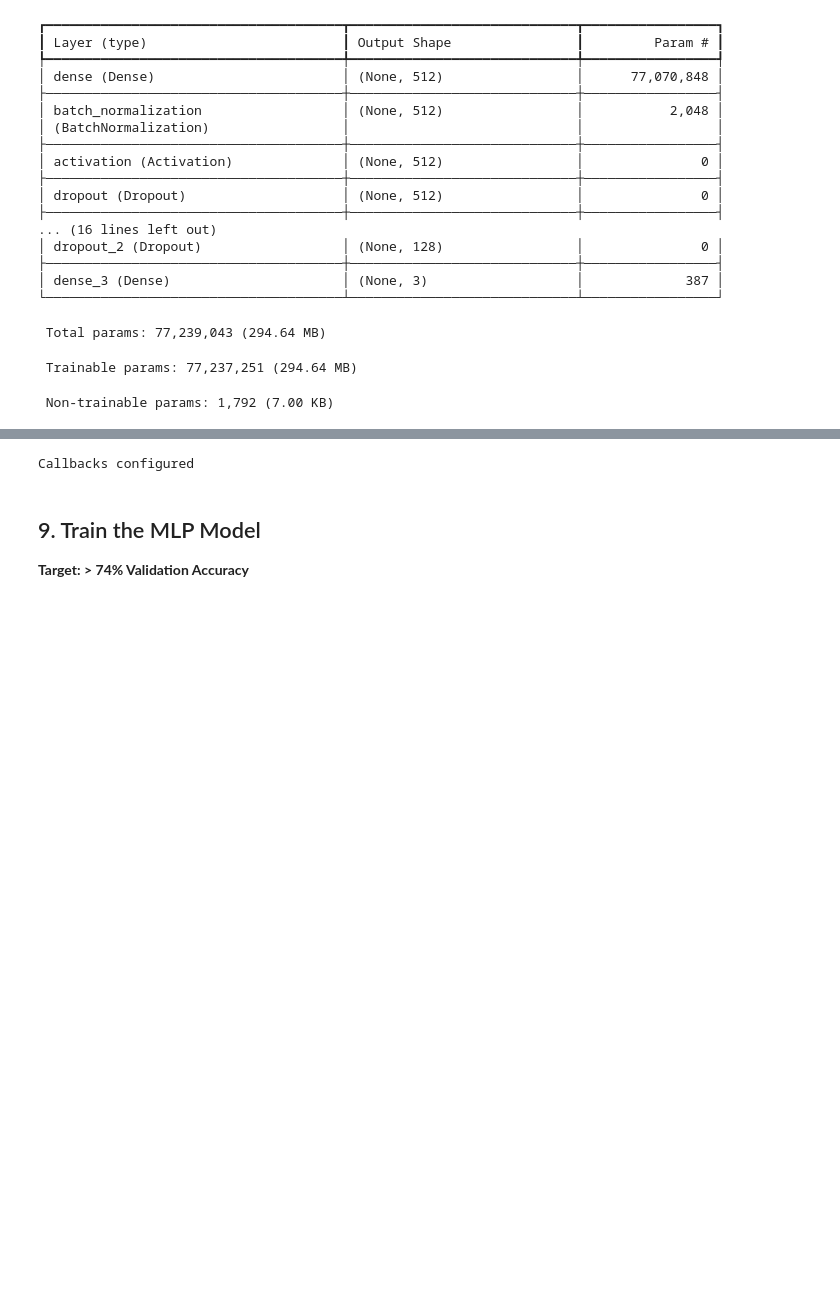
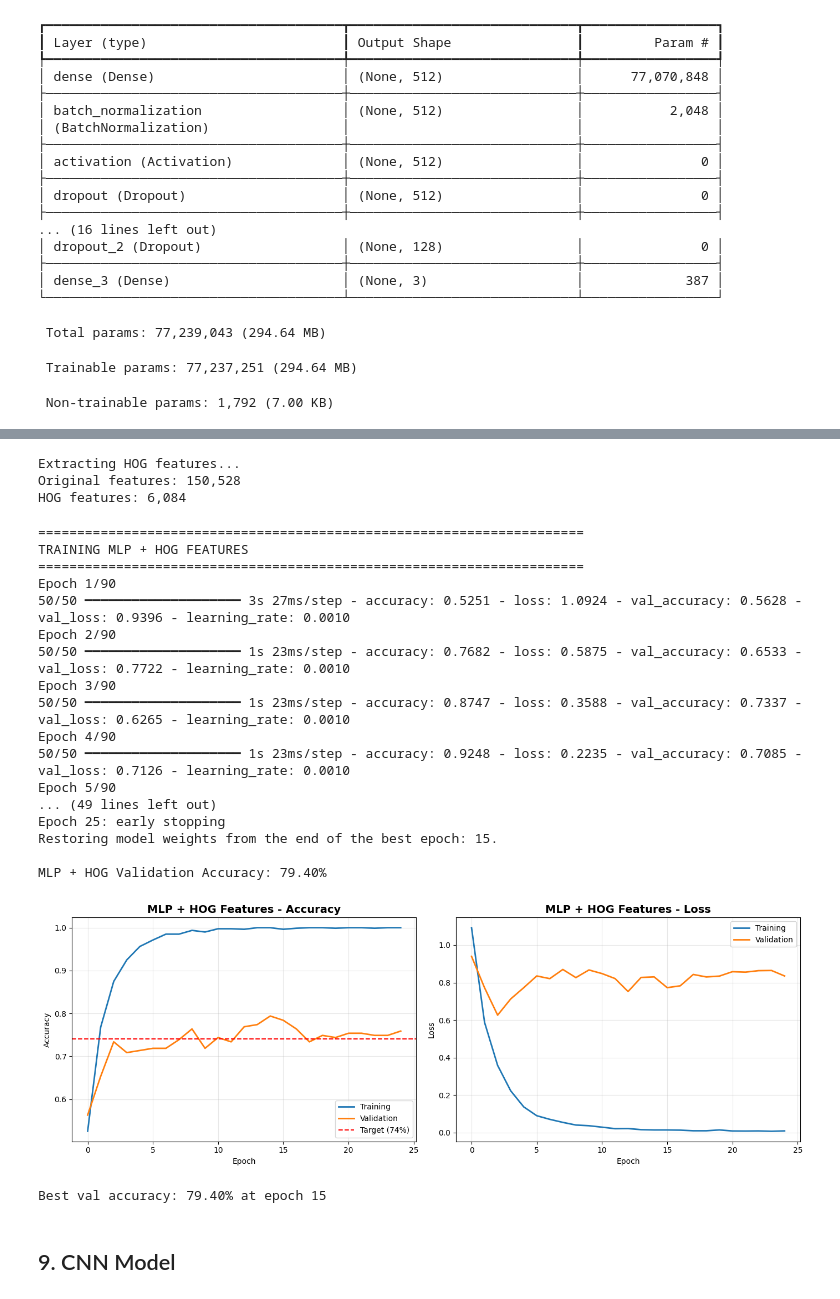
Before and after one commit to arberzylyftari/rps-project, a Jupyter notebook: notebooks/RockPaperScissors_FFNN.ipynb, the cells around one changed output, grey strips where cells are left out. Saved outputs shown, nothing was run; the diff lists cells and outputs as text; code cells hidden in the pictures; blank space fills up the shorter version.

```diff
--- a/notebooks/RockPaperScissors_FFNN.ipynb
+++ b/notebooks/RockPaperScissors_FFNN.ipynb
@@ -241,25 +329,56 @@ Model compiled with optimized settings
 # %%
-early_stopping = keras.callbacks.EarlyStopping(
-    monitor='val_accuracy',
-    patience=10,
-    restore_best_weights=True,
-    verbose=1
-)
+print("Extracting HOG features...")
+X_train_hog = extract_hog_features(X_train)
+X_val_hog = extract_hog_features(X_val)
+X_test_hog = extract_hog_features(X_test)
 
-reduce_lr = keras.callbacks.ReduceLROnPlateau(
-    monitor='val_loss',
-    factor=0.5,
-    patience=5,
-    min_lr=1e-6,
-    verbose=1
-)
-
-callbacks = [early_stopping, reduce_lr]
-print("Callbacks configured")
+print(f"Original features: {X_train_flat.shape[1]:,}")
+print(f"HOG features: {X_train_hog.shape[1]:,}")
 # %% [output]
-Callbacks configured
+Extracting HOG features...
+Original features: 150,528
+HOG features: 6,084
+# %%
+mlp_hog_model = build_mlp_model(X_train_hog.shape[1], NUM_CLASSES)
+compile_model(mlp_hog_model)
+callbacks_hog = get_callbacks()
+
+print("="*70)
+print("TRAINING MLP + HOG FEATURES")
+print("="*70)
+
+history_mlp_hog = mlp_hog_model.fit(
+    X_train_hog, y_train,
+    validation_data=(X_val_hog, y_val),
+    epochs=EPOCHS,
+    batch_size=BATCH_SIZE,
+    callbacks=callbacks_hog,
+    verbose=1
+)
+
+_, mlp_hog_val_acc = mlp_hog_model.evaluate(X_val_hog, y_val, verbose=0)
+print(f"\nMLP + HOG Validation Accuracy: {mlp_hog_val_acc:.2%}")
+plot_history(history_mlp_hog, title="MLP + HOG Features")
+# %% [output]
+======================================================================
+TRAINING MLP + HOG FEATURES
+======================================================================
+Epoch 1/90
+50/50 ━━━━━━━━━━━━━━━━━━━━ 3s 27ms/step - accuracy: 0.5251 - loss: 1.0924 - val_accuracy: 0.5628 - val_loss: 0.9396 - learning_rate: 0.0010
+Epoch 2/90
+50/50 ━━━━━━━━━━━━━━━━━━━━ 1s 23ms/step - accuracy: 0.7682 - loss: 0.5875 - val_accuracy: 0.6533 - val_loss: 0.7722 - learning_rate: 0.0010
+Epoch 3/90
+50/50 ━━━━━━━━━━━━━━━━━━━━ 1s 23ms/step - accuracy: 0.8747 - loss: 0.3588 - val_accuracy: 0.7337 - val_loss: 0.6265 - learning_rate: 0.0010
+Epoch 4/90
+50/50 ━━━━━━━━━━━━━━━━━━━━ 1s 23ms/step - accuracy: 0.9248 - loss: 0.2235 - val_accuracy: 0.7085 - val_loss: 0.7126 - learning_rate: 0.0010
+Epoch 5/90
+... (49 lines left out)
+Epoch 25: early stopping
+Restoring model weights from the end of the best epoch: 15.
+
+MLP + HOG Validation Accuracy: 79.40%
+[figure, added]
+Best val accuracy: 79.40% at epoch 15
 # %% [markdown]
-## 9. Train the MLP Model
-
-**Target: > 74% Validation Accuracy**
+## 9. CNN Model
 # %%
```
Also changed, not shown: parts of 39 cells of this notebook, 1 other file.
